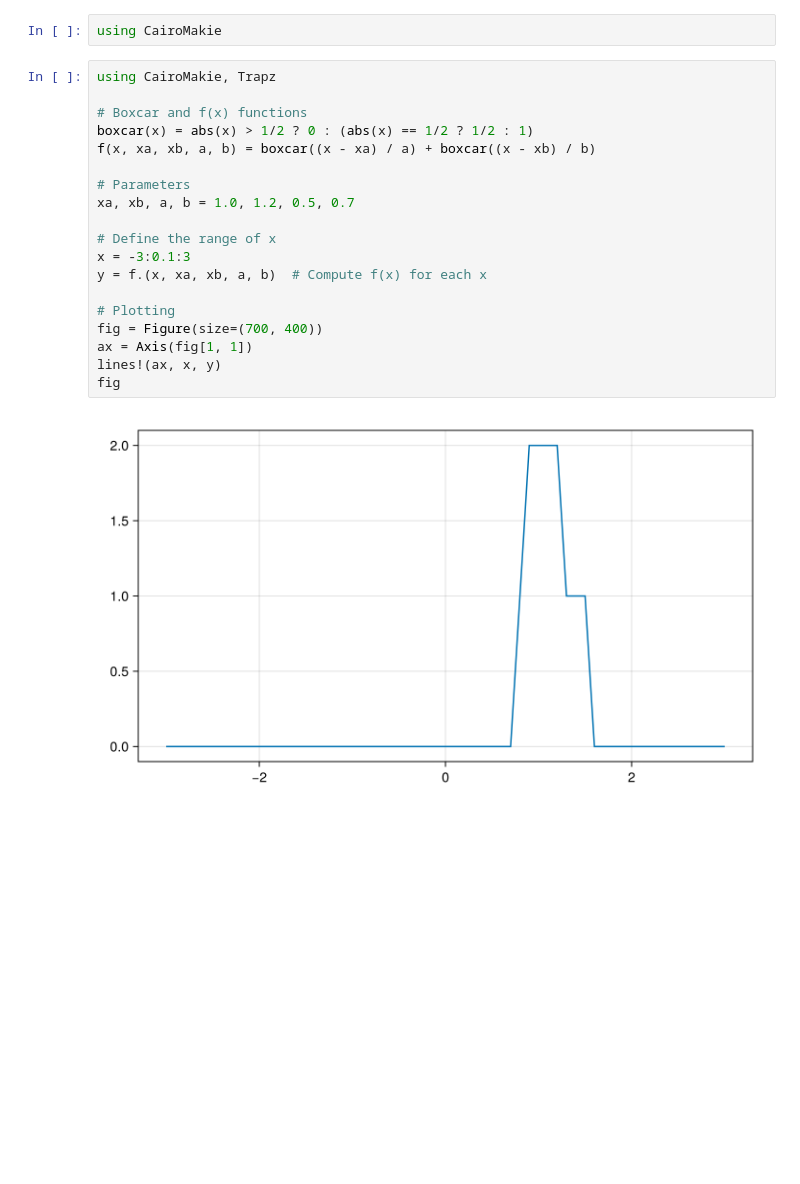
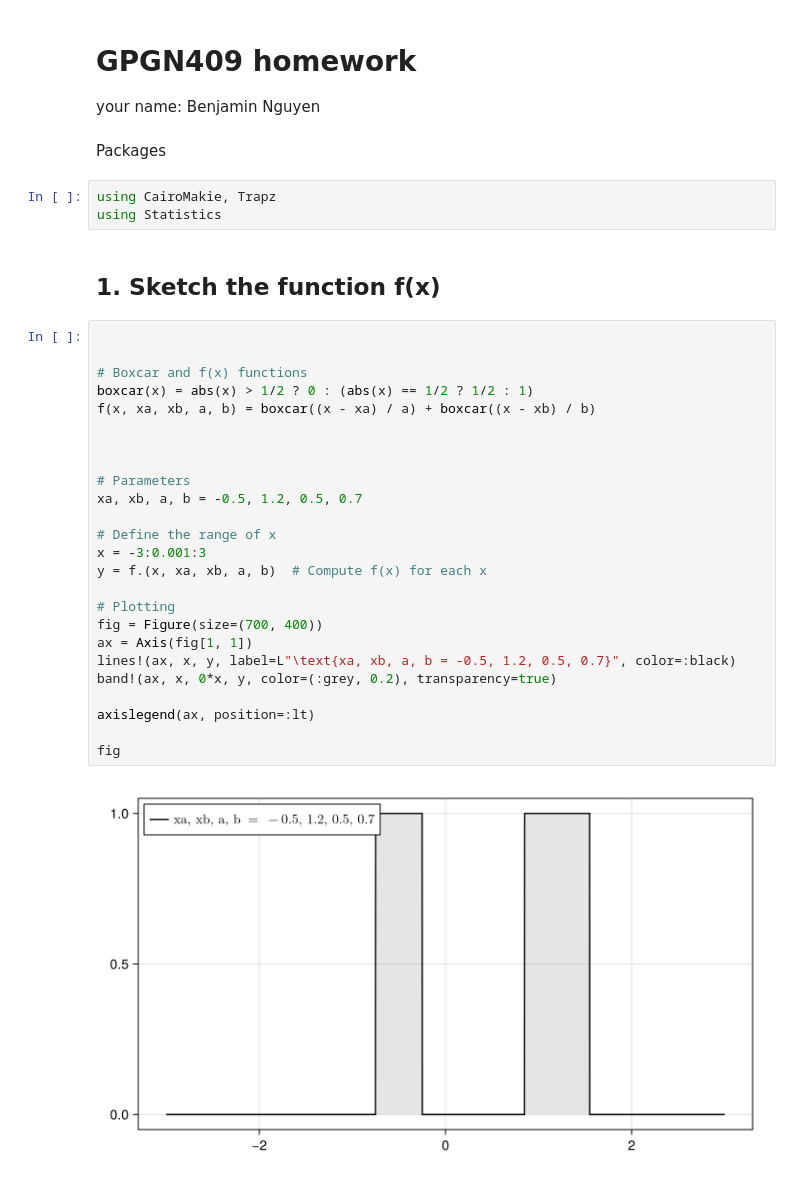
Before and after one commit to x-repos/mines, a Jupyter notebook: inversion-GPGN509/hw8/hw8.ipynb, the cells around one changed output. Saved outputs shown, nothing was run; the diff lists cells and outputs as text; blank space fills up the shorter version.

```diff
--- a/inversion-GPGN509/hw8/hw8.ipynb
+++ b/inversion-GPGN509/hw8/hw8.ipynb
@@ -1,23 +1,37 @@
+# %% [markdown]
+# GPGN409 homework
+your name: Benjamin Nguyen
+# %% [markdown]
+Packages
 # %%
-using CairoMakie
+using CairoMakie, Trapz
+using Statistics
+# %% [markdown]
+## **1. Sketch the function f(x)**
 # %%
-using CairoMakie, Trapz
+
 
 # Boxcar and f(x) functions
 boxcar(x) = abs(x) > 1/2 ? 0 : (abs(x) == 1/2 ? 1/2 : 1)
 f(x, xa, xb, a, b) = boxcar((x - xa) / a) + boxcar((x - xb) / b)
 
+
+
 # Parameters
-xa, xb, a, b = 1.0, 1.2, 0.5, 0.7
+xa, xb, a, b = -0.5, 1.2, 0.5, 0.7
 
 # Define the range of x
-x = -3:0.1:3
+x = -3:0.001:3
 y = f.(x, xa, xb, a, b)  # Compute f(x) for each x
 
 # Plotting
 fig = Figure(size=(700, 400))
 ax = Axis(fig[1, 1])
-lines!(ax, x, y)
+lines!(ax, x, y, label=L"\text{xa, xb, a, b = -0.5, 1.2, 0.5, 0.7}", color=:black)
+band!(ax, x, 0*x, y, color=(:grey, 0.2), transparency=true)
+
+axislegend(ax, position=:lt)
+
 fig
 # %% [output]
-[figure, old version]
+[figure, new version]
```
Also changed, not shown: parts of 29 cells of this notebook, 2 other files.
